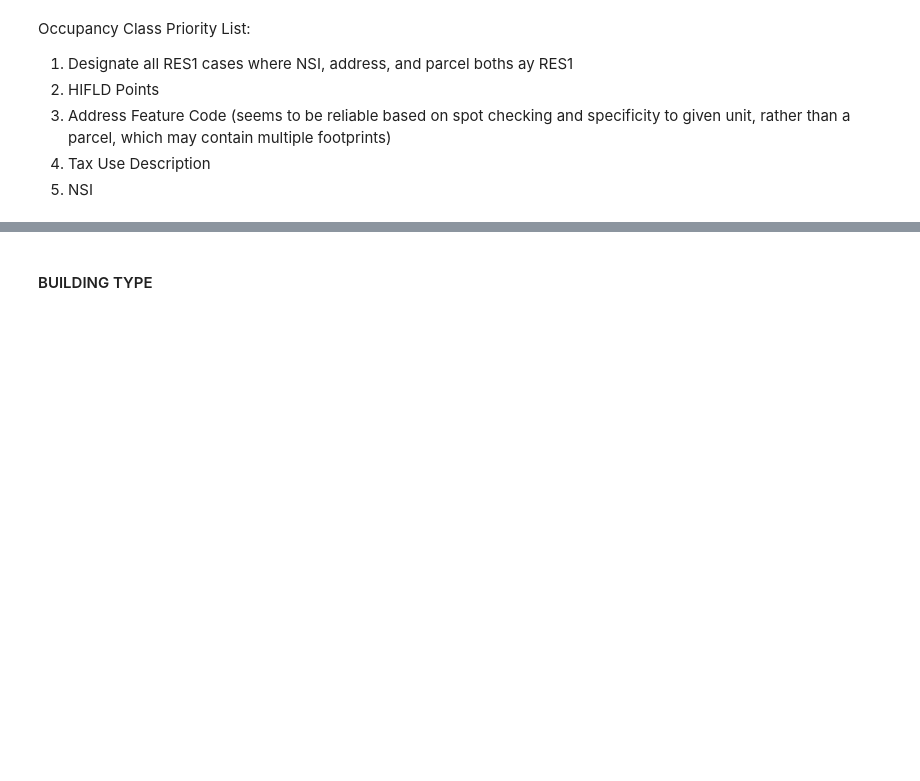
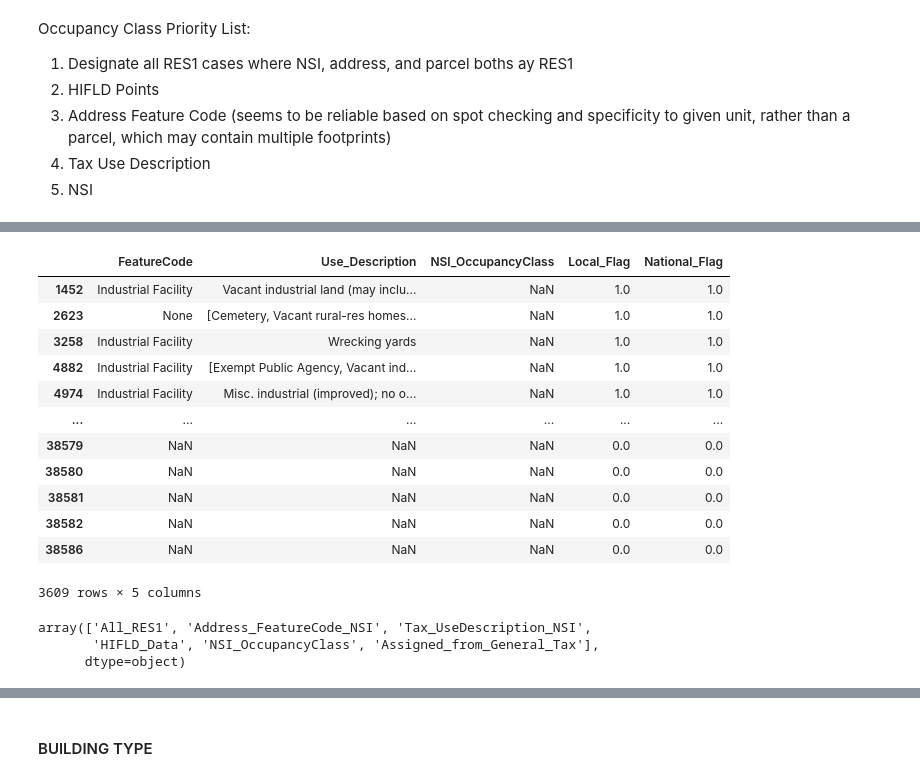
Before and after one commit to mlochhead/Building_Inventory_Generation, a Jupyter notebook: inventory_generation_hayward/Best_2_InventoryGenerator.ipynb, the cells around one changed output, grey strips where cells are left out. Cells and saved outputs as stored; diff of their text form; code cells hidden in the pictures; blank space fills up the shorter version.

Commit message:
Best Estimate Updates
Best Estimate Workflow Organization Updates

```diff
--- a/inventory_generation_hayward/Best_2_InventoryGenerator.ipynb
+++ b/inventory_generation_hayward/Best_2_InventoryGenerator.ipynb
@@ -756,3 +767,25 @@ if plot_sources:
+# %%
+inv_mod[inv_mod['OccupancyClass_Best_Source']=='Assigned_from_General_Tax'][['FeatureCode','Use_Description','NSI_OccupancyClass','Local_Flag','National_Flag']]
+# %% [output]
+|  | FeatureCode | Use_Description | NSI_OccupancyClass | Local_Flag | National_Flag |
+| 1452 | Industrial Facility | Vacant industrial land (may inclu... | NaN | 1.0 | 1.0 |
+| 2623 | None | [Cemetery, Vacant rural-res homes... | NaN | 1.0 | 1.0 |
+| 3258 | Industrial Facility | Wrecking yards | NaN | 1.0 | 1.0 |
+| 4882 | Industrial Facility | [Exempt Public Agency, Vacant ind... | NaN | 1.0 | 1.0 |
+| 4974 | Industrial Facility | Misc. industrial (improved); no o... | NaN | 1.0 | 1.0 |
+| ... | ... | ... | ... | ... | ... |
+| 38579 | NaN | NaN | NaN | 0.0 | 0.0 |
+| 38580 | NaN | NaN | NaN | 0.0 | 0.0 |
+| 38581 | NaN | NaN | NaN | 0.0 | 0.0 |
+| 38582 | NaN | NaN | NaN | 0.0 | 0.0 |
+| 38586 | NaN | NaN | NaN | 0.0 | 0.0 |
+3609 rows × 5 columns
+# %%
+inv_mod['OccupancyClass_Best_Source'].unique()
+# %% [output]
+array(['All_RES1', 'Address_FeatureCode_NSI', 'Tax_UseDescription_NSI',
+       'HIFLD_Data', 'NSI_OccupancyClass', 'Assigned_from_General_Tax'],
+      dtype=object)
 # %%
 ## MORE DETAILED PLOTTING OF OCCUPANCY CLASS
 
```
Also changed, not shown: parts of 20 cells of this notebook, 57 other files.
